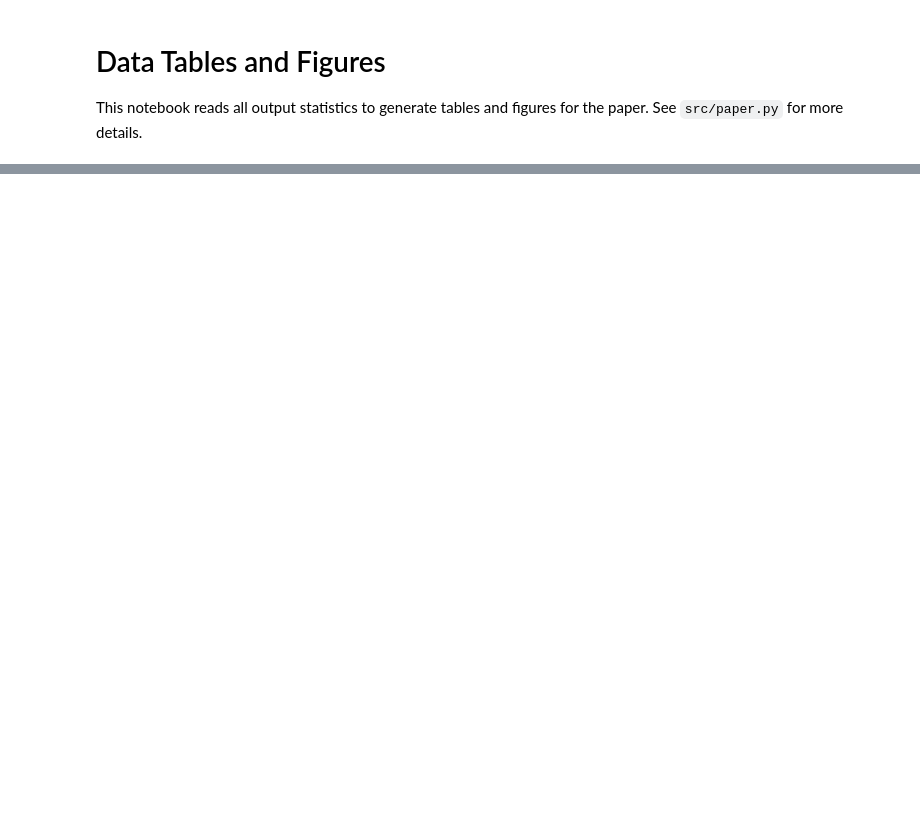
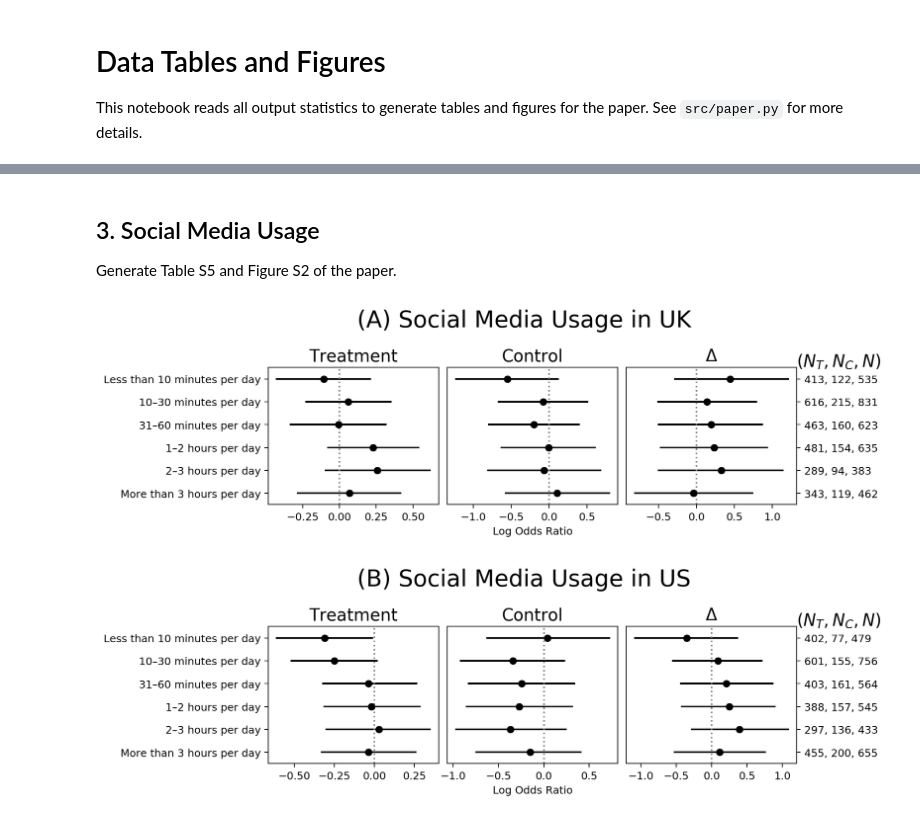
Before and after one commit to sloomba/covid19-misinfo, a Jupyter notebook: tables_figures.ipynb, the cells around one changed output, grey strips where cells are left out. Cells and saved outputs as stored; diff of their text form; code cells hidden in the pictures; blank space fills up the shorter version.

```diff
--- a/tables_figures.ipynb
+++ b/tables_figures.ipynb
@@ -196,0 +120,8 @@ table_5['diags']
+# %% [markdown]
+## 3. Social Media Usage
+Generate Table S5 and Figure S2 of the paper.
+# %%
+social = paper.determinants(tables, 'social', subset='Social media usage')
+# %% [output]
+[figure, added]
+[figure, added]
```
Also changed, not shown: parts of 49 cells of this notebook, 2 other files.
